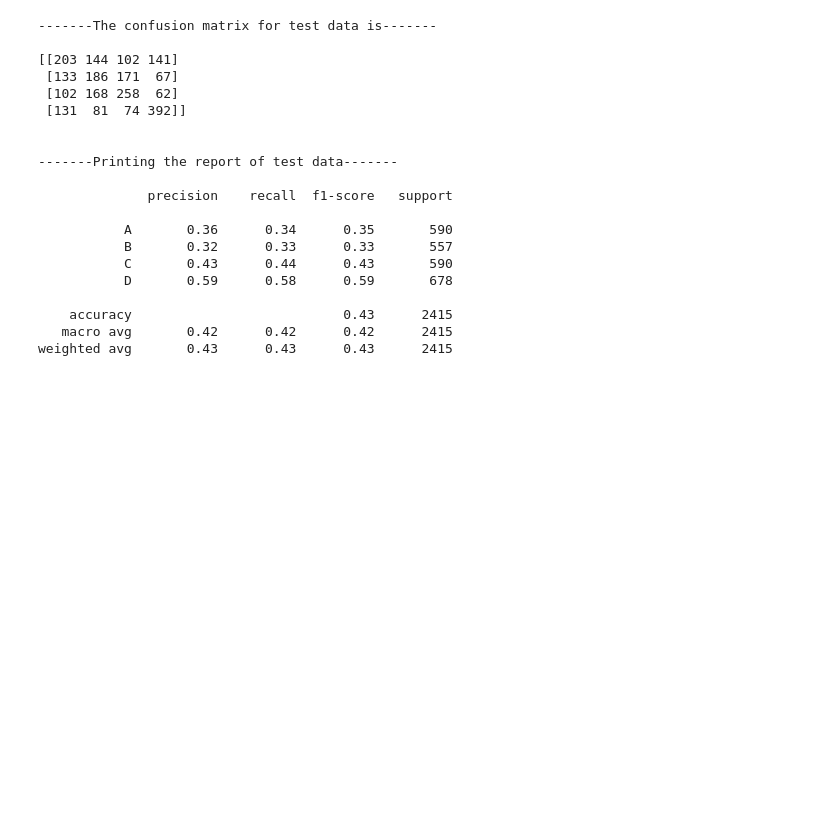
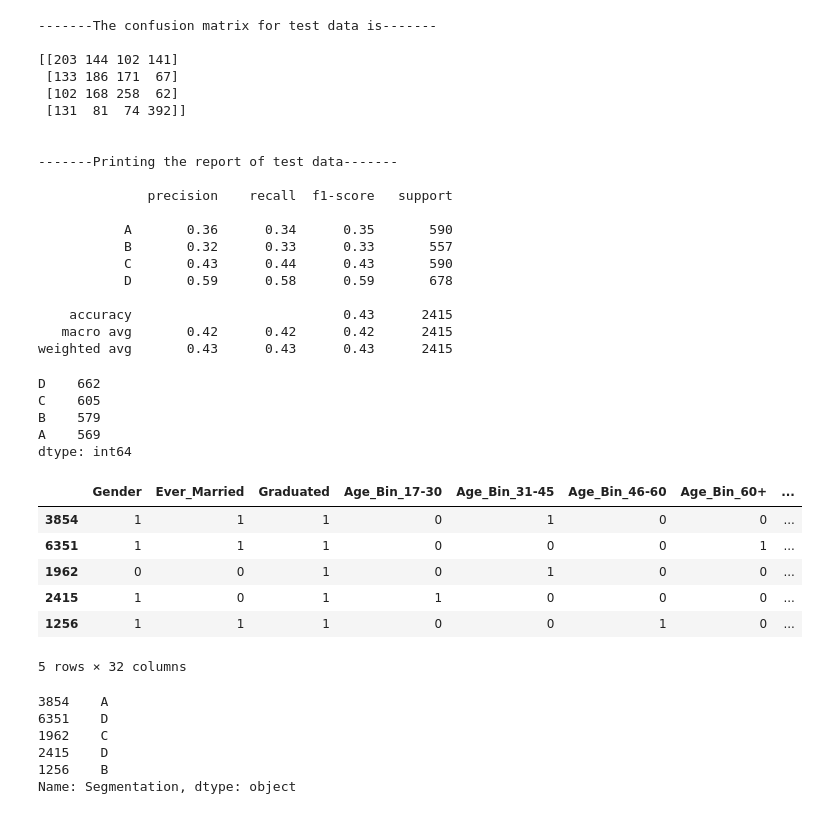
Before and after one commit to Research-Group-CDAP/ML_Assignment2_IT19132310_IT19139036_IT19120980_IT19104218, a Jupyter notebook: model.ipynb, the cells around one changed output. Cells and saved outputs as stored; diff of their text form; code cells hidden in the pictures; blank space fills up the shorter version.

```diff
--- a/model.ipynb
+++ b/model.ipynb
@@ -1329,3 +1329,33 @@ print(classification_report(test_dt1_y.values, y_dt1))
     accuracy                           0.43      2415
    macro avg       0.42      0.42      0.42      2415
 weighted avg       0.43      0.43      0.43      2415
+# %%
+pd.Series(y_dt1).value_counts()
+# %% [output]
+D    662
+C    605
+B    579
+A    569
+dtype: int64
+# %%
+#Building the model with second type of dataframe(df_type2)
+train_dt2_x = df2_trainX.copy()
+train_dt2_x.head()
+# %% [output]
+|  | Gender | Ever_Married | Graduated | Age_Bin_17-30 | Age_Bin_31-45 | Age_Bin_46-60 | Age_Bin_60+ | ... |
+| 3854 | 1 | 1 | 1 | 0 | 1 | 0 | 0 | ... |
+| 6351 | 1 | 1 | 1 | 0 | 0 | 0 | 1 | ... |
+| 1962 | 0 | 0 | 1 | 0 | 1 | 0 | 0 | ... |
+| 2415 | 1 | 0 | 1 | 1 | 0 | 0 | 0 | ... |
+| 1256 | 1 | 1 | 1 | 0 | 0 | 1 | 0 | ... |
+5 rows × 32 columns
+# %%
+train_dt2_y = df2_trainY.copy()
+train_dt2_y.head()
+# %% [output]
+3854    A
+6351    D
+1962    C
+2415    D
+1256    B
+Name: Segmentation, dtype: object
```
Also changed, not shown: parts of 1 cell of this notebook.
